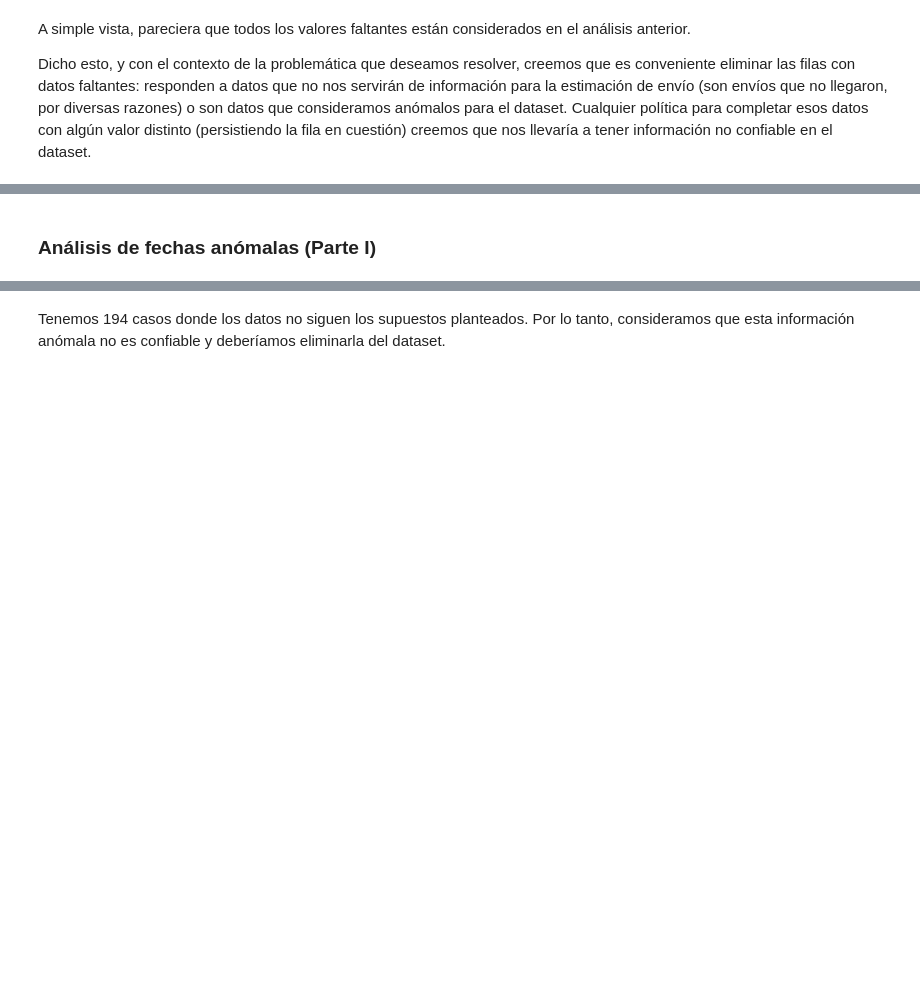
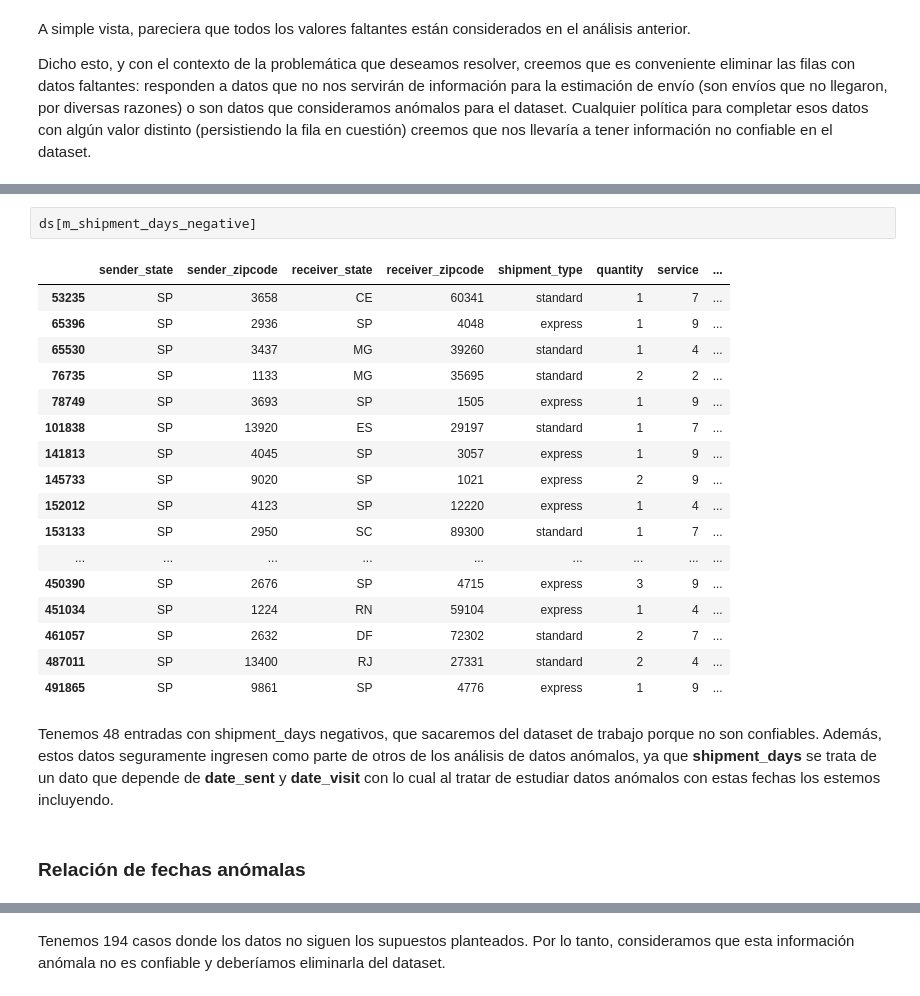
Before and after one commit to NSalina/diplodatos_2019, a Jupyter notebook: mentoria_envios/Practico2_AyC_Mentoria_cuando_llega.ipynb, the cells around one changed output, grey strips where cells are left out. Drawn from its saved outputs; the diff is of its cells as text; blank space fills up the shorter version.

```diff
--- a/mentoria_envios/Practico2_AyC_Mentoria_cuando_llega.ipynb
+++ b/mentoria_envios/Practico2_AyC_Mentoria_cuando_llega.ipynb
@@ -330,5 +276,27 @@ Más allá de los valores anómalos mencionados en la sección anterior, intenta
+# %%
+ds[m_shipment_days_negative]
+# %% [output]
+|  | sender_state | sender_zipcode | receiver_state | receiver_zipcode | shipment_type | quantity | service | ... |
+| 53235 | SP | 3658 | CE | 60341 | standard | 1 | 7 | ... |
+| 65396 | SP | 2936 | SP | 4048 | express | 1 | 9 | ... |
+| 65530 | SP | 3437 | MG | 39260 | standard | 1 | 4 | ... |
+| 76735 | SP | 1133 | MG | 35695 | standard | 2 | 2 | ... |
+| 78749 | SP | 3693 | SP | 1505 | express | 1 | 9 | ... |
+| 101838 | SP | 13920 | ES | 29197 | standard | 1 | 7 | ... |
+| 141813 | SP | 4045 | SP | 3057 | express | 1 | 9 | ... |
+| 145733 | SP | 9020 | SP | 1021 | express | 2 | 9 | ... |
+| 152012 | SP | 4123 | SP | 12220 | express | 1 | 4 | ... |
+| 153133 | SP | 2950 | SC | 89300 | standard | 1 | 7 | ... |
+| ... | ... | ... | ... | ... | ... | ... | ... | ... |
+| 450390 | SP | 2676 | SP | 4715 | express | 3 | 9 | ... |
+| 451034 | SP | 1224 | RN | 59104 | express | 1 | 4 | ... |
+| 461057 | SP | 2632 | DF | 72302 | standard | 2 | 7 | ... |
+| 487011 | SP | 13400 | RJ | 27331 | standard | 2 | 4 | ... |
+| 491865 | SP | 9861 | SP | 4776 | express | 1 | 9 | ... |
+# %% [markdown]
+Tenemos 48 entradas con shipment_days negativos, que sacaremos del dataset de trabajo porque no son confiables. Además, estos datos seguramente ingresen como parte de otros de los análisis de datos anómalos, ya que **shipment_days** se trata de un dato que depende de **date_sent** y **date_visit** con lo cual al tratar de estudiar datos anómalos con estas fechas los estemos incluyendo.
 # %% [markdown]
-### Análisis de fechas anómalas (Parte I)
+### Relación de fechas anómalas
 # %% [markdown]
 Las 3 variables de fechas que tenemos en este dataset, y los supuestos que proponemos para ellas, son:
 
```
Also changed, not shown: parts of 61 cells of this notebook.
